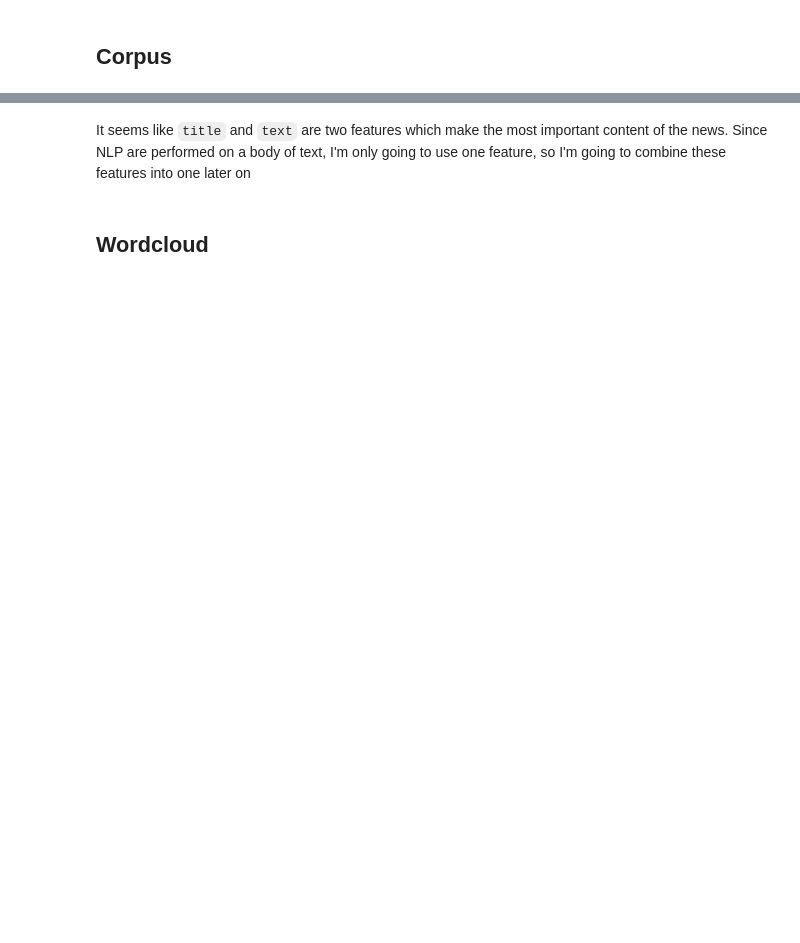
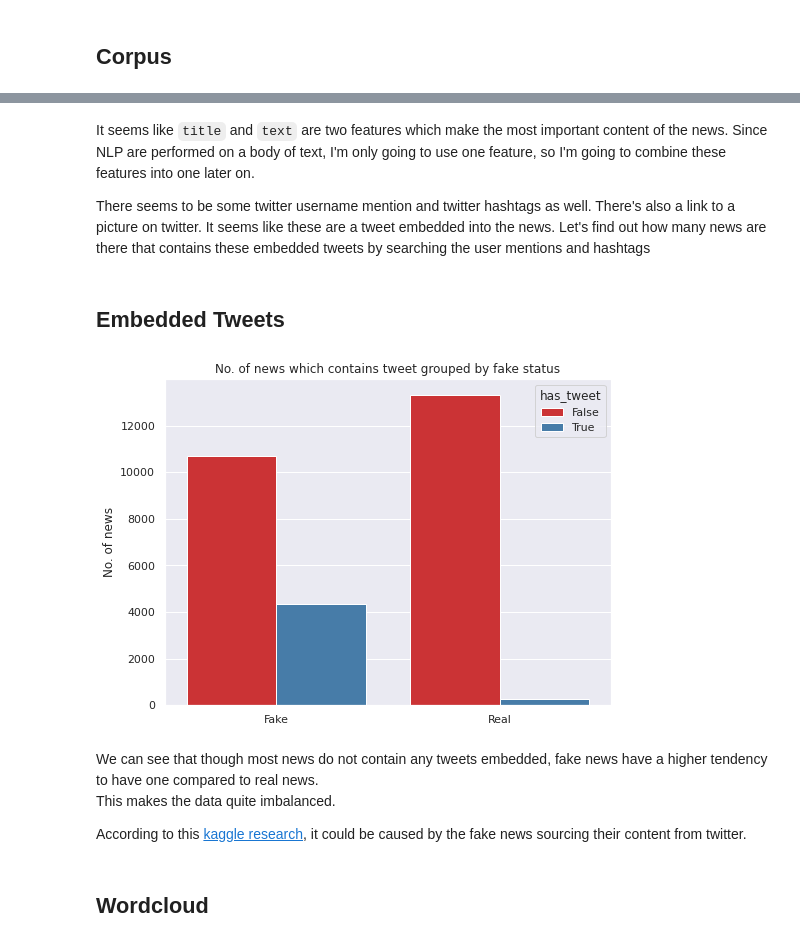
Before and after one commit to NikkiSatmaka/fake-news-identifier, a Jupyter notebook: h8dsft_Milestone2P2_nikki_satmaka.ipynb, the cells around one changed output, grey strips where cells are left out. Drawn from its saved outputs; the diff is of its cells as text; code cells hidden in the pictures; blank space fills up the shorter version.

```diff
--- a/h8dsft_Milestone2P2_nikki_satmaka.ipynb
+++ b/h8dsft_Milestone2P2_nikki_satmaka.ipynb
@@ -295,5 +452,33 @@ df_train.iloc[0]['text']
 # %% [markdown]
-It seems like `title` and `text` are two features which make the most important content of the news. Since NLP are performed on a body of text, I'm only going to use one feature, so I'm going to combine these features into one later on
+It seems like `title` and `text` are two features which make the most important content of the news. Since NLP are performed on a body of text, I'm only going to use one feature, so I'm going to combine these features into one later on.
+
+There seems to be some twitter username mention and twitter hashtags as well. There's also a link to a picture on twitter. It seems like these are a tweet embedded into the news. Let's find out how many news are there that contains these embedded tweets by searching the user mentions and hashtags
+# %% [markdown]
+## Embedded Tweets
+# %%
+# create a new column to label whethe there is a tweet in the text
+df_train['has_tweet'] = df_train['text'].str.contains(r'(@|#)([A-Za-z0-9_]+)', regex=True)
+# %%
+# plot number of news that has tweet
+plt.figure(figsize=(8, 6))
+sns.countplot(
+    data=df_train,
+    x='label',
+    hue='has_tweet',
+)
+plt.title(f'No. of news which contains tweet grouped by fake status')
+plt.xlabel(None)
+plt.ylabel('No. of news')
+plt.xticks([0, 1], ['Fake', 'Real'])
+
+plt.show()
+# %% [output]
+[figure, added]
+# %% [markdown]
+We can see that though most news do not contain any tweets embedded, fake news have a higher tendency to have one compared to real news.\
+This makes the data quite imbalanced.
+
+According to this [kaggle research](https://www.kaggle.com/code/josutk/only-one-word-99-2#2), it could be caused by the fake news sourcing their content from twitter.
 # %% [markdown]
 ## Wordcloud
 # %%
```
Also changed, not shown: parts of 92 cells of this notebook, 1 other file.
